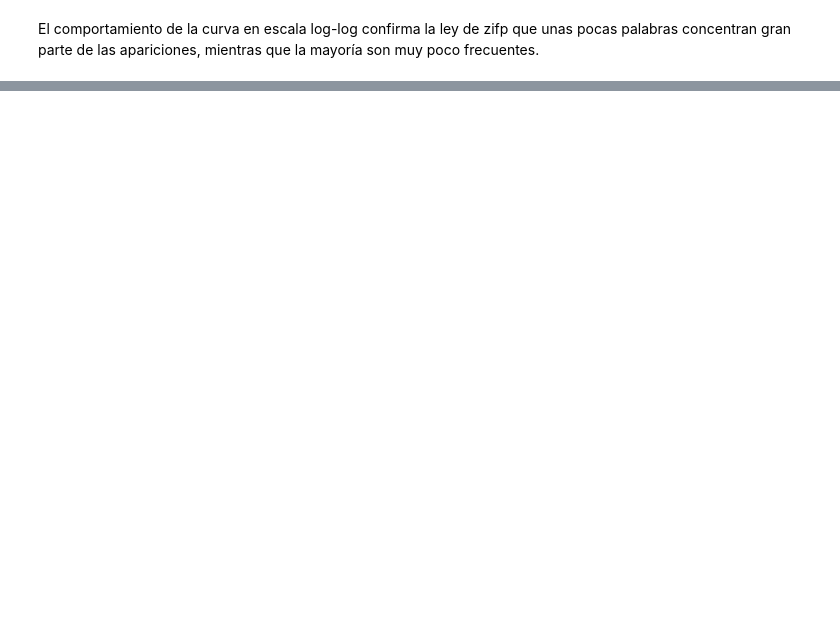
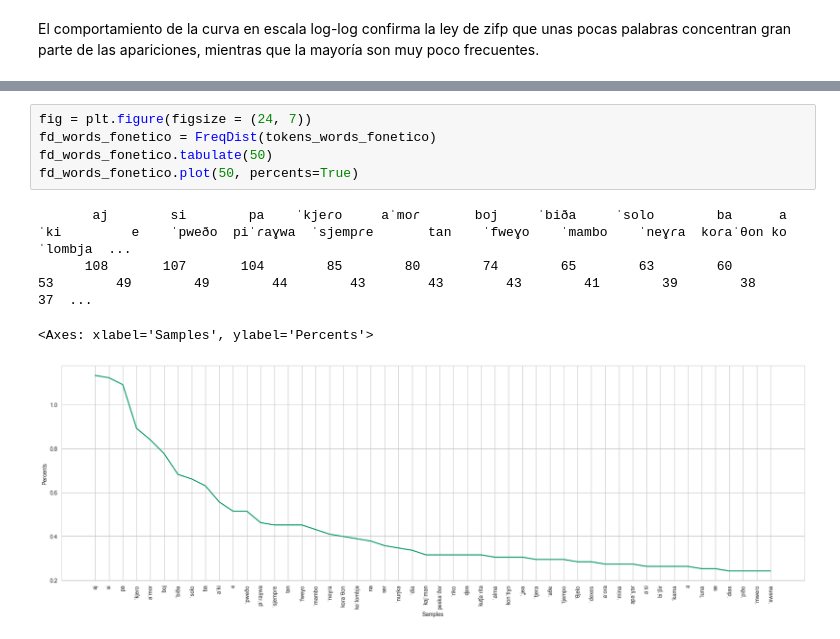
Before and after one commit to CristianCardozoAmin/AI-university_javeriana-nlp-taller_ley_zipf, a Jupyter notebook: notebooks/1_Analysis_Songs.ipynb, the cells around one changed output, grey strips where cells are left out. Cells and saved outputs as stored; diff of their text form; blank space fills up the shorter version.

```diff
--- a/notebooks/1_Analysis_Songs.ipynb
+++ b/notebooks/1_Analysis_Songs.ipynb
@@ -254,0 +480,10 @@ En esta parte, se va ha transcribir fonéticamente las palabras de las canciones
+# %%
+fig = plt.figure(figsize = (24, 7))
+fd_words_fonetico = FreqDist(tokens_words_fonetico)
+fd_words_fonetico.tabulate(50)
+fd_words_fonetico.plot(50, percents=True)
+# %% [output]
+       aj        si        pa    ˈkjeɾo     aˈmoɾ       boj     ˈbiða     ˈsolo        ba      aˈki         e    ˈpweðo  piˈɾaɣwa  ˈsjempɾe       tan    ˈfweɣo    ˈmambo    ˈneɣɾa  koɾaˈθon koˈlombja  ...
+      108       107       104        85        80        74        65        63        60        53        49        49        44        43        43        43        41        39        38        37  ...
+<Axes: xlabel='Samples', ylabel='Percents'>
+[figure, added]
```
Also changed, not shown: parts of 51 cells of this notebook, 10 other files.
